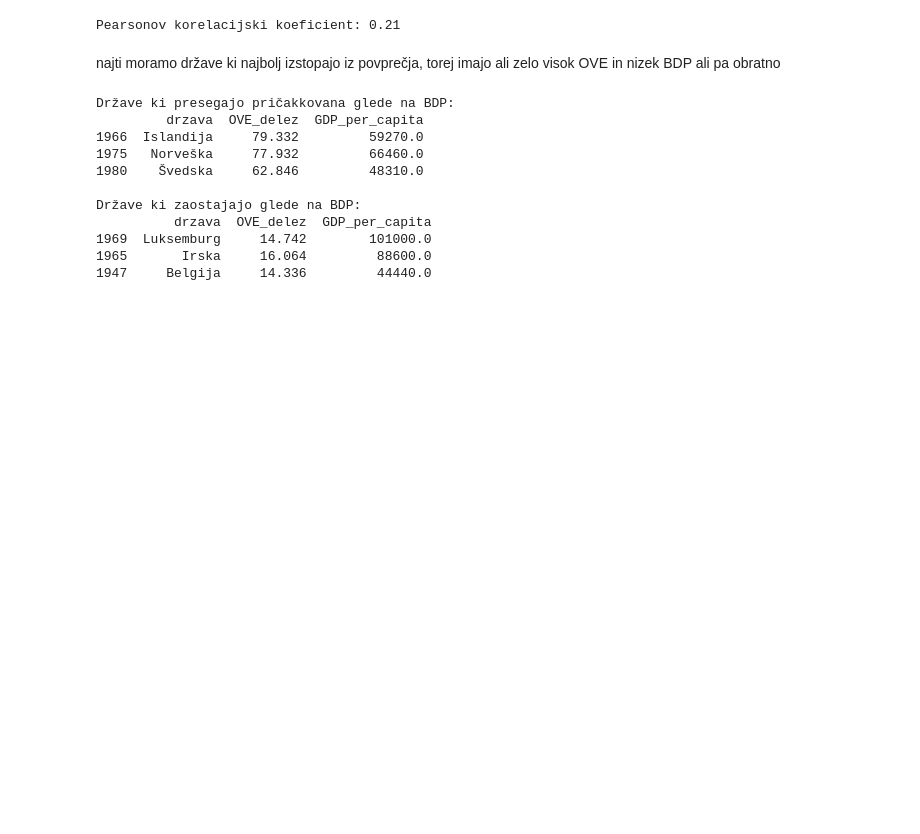
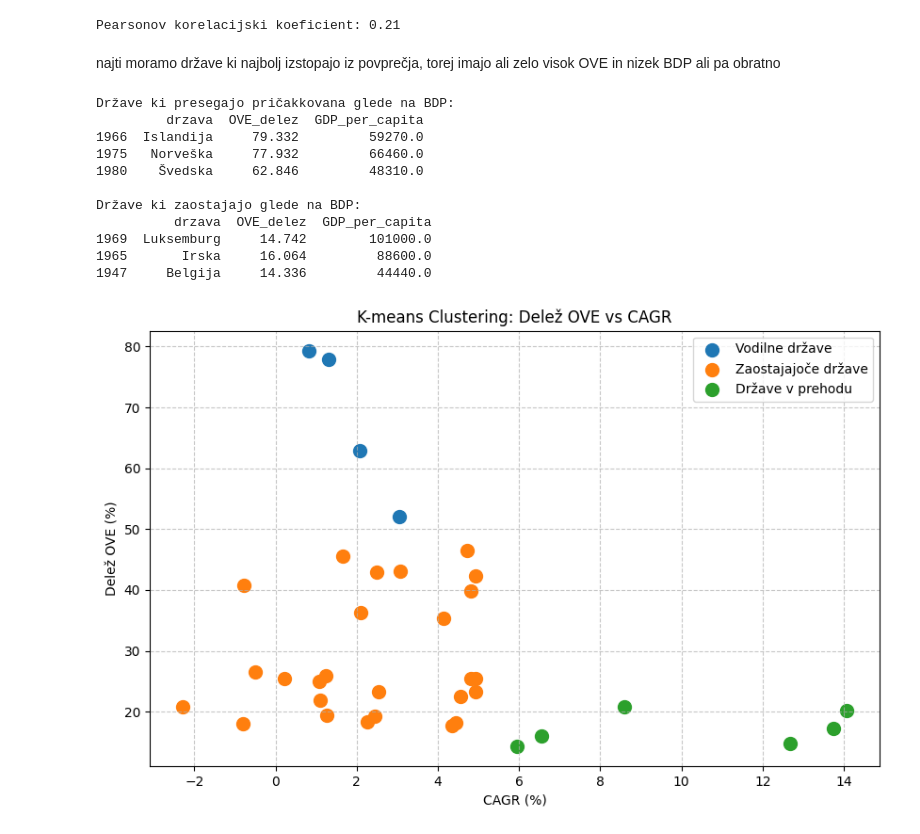
Before and after one commit to Zignov/PR---Evropska-Energetika, a Jupyter notebook: analysis.ipynb, the cells around one changed output. Cells and saved outputs as stored; diff of their text form; code cells hidden in the pictures; blank space fills up the shorter version.

```diff
--- a/analysis.ipynb
+++ b/analysis.ipynb
@@ -249,3 +333,71 @@ Države ki zaostajajo glede na BDP:
 1969  Luksemburg     14.742        101000.0
 1965       Irska     16.064         88600.0
 1947     Belgija     14.336         44440.0
+# %%
+from sklearn.cluster import KMeans
+from sklearn.preprocessing import StandardScaler
+
+# Izračun CAGR za vse države
+cagr_s = izracun_cagr(pivot_df)
+
+# Priprava podatkov za clustering
+df_cluster = pd.DataFrame({
+    'drzava': pivot_df.index,
+    'OVE': pivot_df.iloc[:, -1],
+    'CAGR': cagr_s
+}).dropna()
+
+
+
+# Standardizacija podatkov
+scaler = StandardScaler()
+X_scaled = scaler.fit_transform(df_cluster[['OVE', 'CAGR']])
+
+# K-means clustering
+kmeans = KMeans(n_clusters=3, random_state=42)
+df_cluster['cluster'] = kmeans.fit_predict(X_scaled)
+
+# Povzetek po clusterjih
+cluster_summary = df_cluster.groupby('cluster')[['OVE', 'CAGR']].mean().sort_index()
+
+# Dodelitev imen clusterjem
+cluster_imena = {
+    2: 'Vodilne države',
+    1: 'Države v prehodu',
+    0: 'Zaostajajoče države'
+}
+
+df_cluster['ime_skupine'] = df_cluster['cluster'].map(cluster_imena)
+
+
+#Vizualizacija clusterjev
+
+plt.figure(figsize=(10, 6))
+
+for ime in df_cluster['ime_skupine'].unique():
+    subset = df_cluster[df_cluster['ime_skupine'] == ime]
+    plt.scatter(subset['CAGR'], subset['OVE'], label=ime, s=100)
+
+plt.title('K-means Clustering: Delež OVE vs CAGR')
+plt.xlabel('CAGR (%)')
+plt.ylabel('Delež OVE (%)')
+plt.legend()
+plt.grid(True, linestyle='--', alpha=0.7)
+plt.show()
+
+
+# Povprečne vrednosti OVE in CAGR po clusterjih
+print("\nPovprečne vrednosti OVE in CAGR po clusterjih:")
+
+for name in df_cluster['ime_skupine'].unique():
+    subset = df_cluster[df_cluster['ime_skupine'] == name]
+
+    mean_ove = subset['OVE'].mean()
+    mean_cagr = subset['CAGR'].mean()
+
+    print(f"\n{name}:")
+    print(f"  Povprečen OVE: {mean_ove:.2f}%")
+    print(f"  Povprečen CAGR: {mean_cagr:.2f}%")
+    print(f"  Države: {subset['drzava'].tolist()}")
+# %% [output]
+[figure, added]
```
Also changed, not shown: parts of 6 cells of this notebook.
